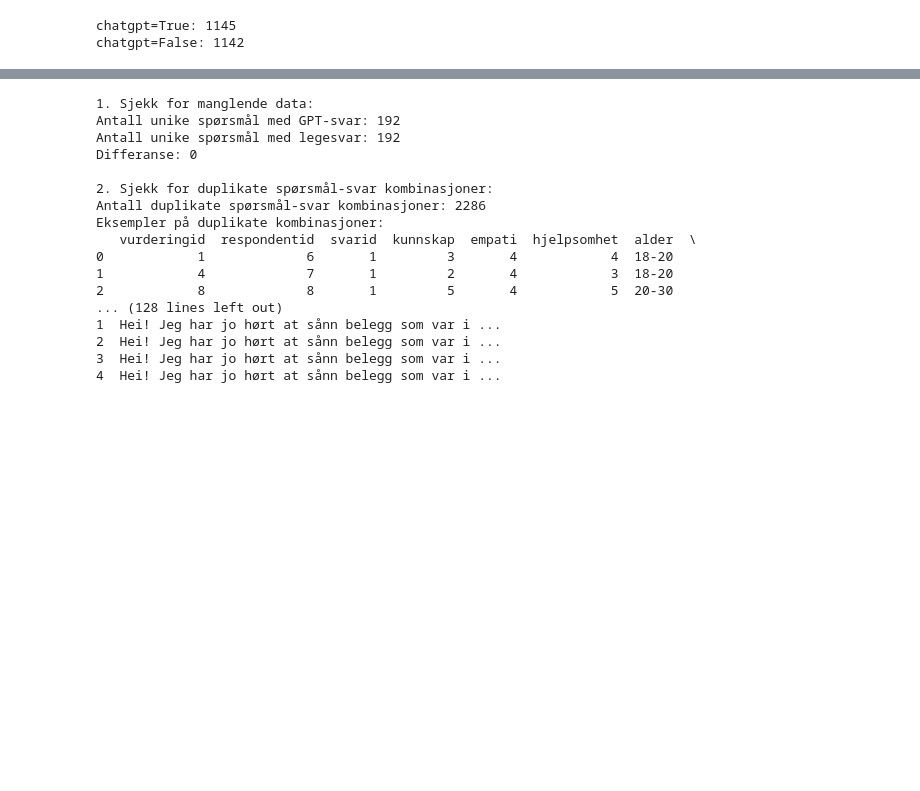
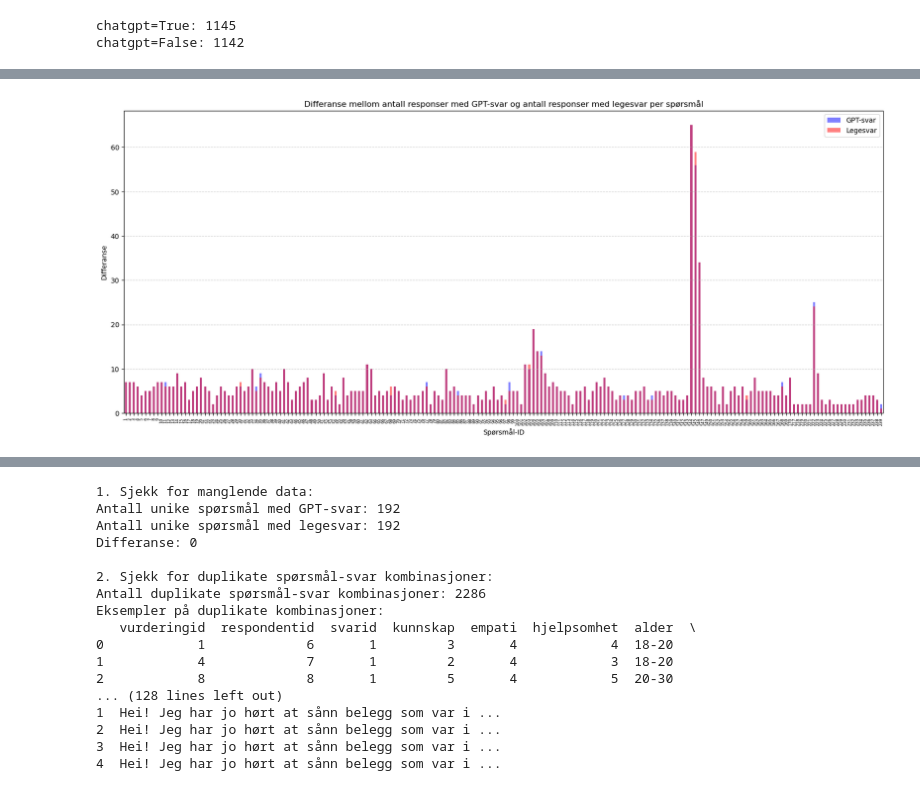
Before and after one commit to MMIV-ML/helseveileder, a Jupyter notebook: notebooks/1-analyse.ipynb, the cells around one changed output, grey strips where cells are left out. Saved outputs shown, nothing was run; the diff lists cells and outputs as text; code cells hidden in the pictures; blank space fills up the shorter version.

```diff
--- a/notebooks/1-analyse.ipynb
+++ b/notebooks/1-analyse.ipynb
@@ -210,0 +252,24 @@ chatgpt=False: 1142
+# %%
+# Lag stolpediagram av differensane mellom antall responser med GPT-svar og antall responser med legesvar per spørsmål sortert etter stigende spørsmålid
+
+df_legesvar = df[df['chatgpt'] == False]
+
+df_gpt['spørsmålid'].value_counts().sort_index().plot(kind='bar', figsize=(20, 8), color='blue', alpha=0.5, label='GPT-svar')
+df_legesvar['spørsmålid'].value_counts().sort_index().plot(kind='bar', figsize=(20, 8), color='red', alpha=0.5, label='Legesvar')
+
+plt.title('Differanse mellom antall responser med GPT-svar og antall responser med legesvar per spørsmål')
+
+plt.xlabel('Spørsmål-ID')
+plt.ylabel('Differanse')
+
+# Lag gridlinjer i diagrammet
+plt.grid(axis='y', linestyle='--', alpha=0.6)
+
+# Lag ticklabels i mindre font
+plt.xticks(fontsize=6)
+
+plt.legend()
+
+plt.show()
+# %% [output]
+[figure, added]
```
Also changed, not shown: parts of 6 cells of this notebook.
